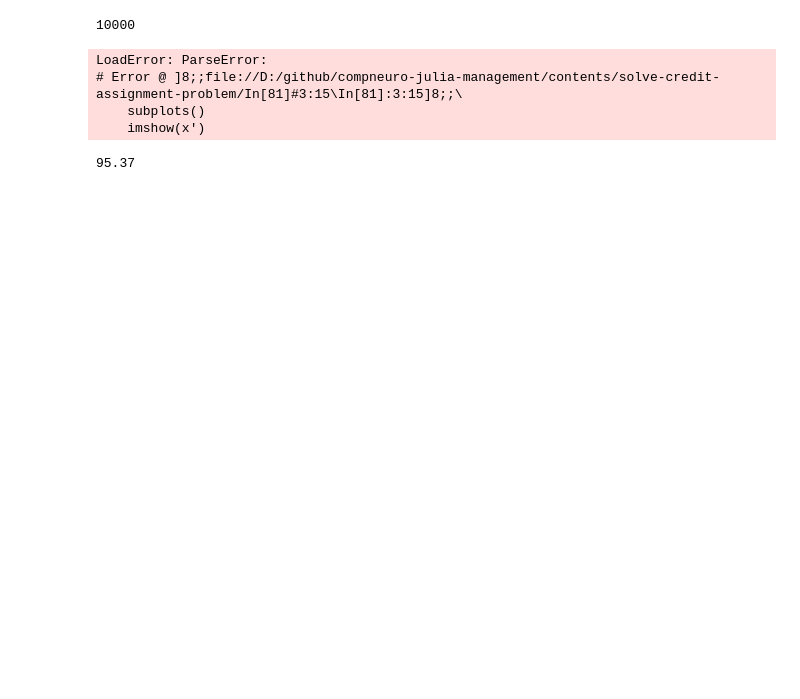
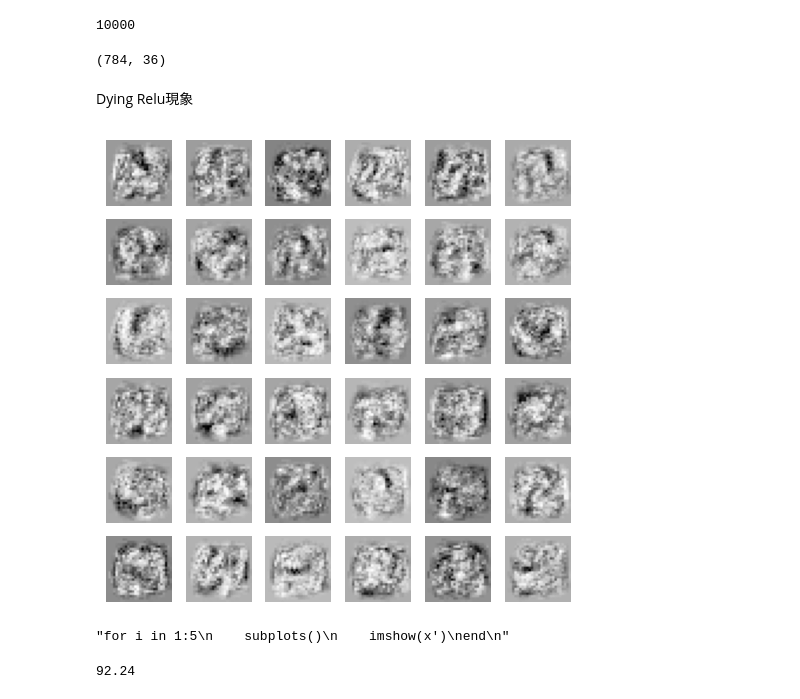
Before and after one commit to compneuro-julia/compneuro-julia-management, a Jupyter notebook: contents/solve-credit-assignment-problem/backpropagation_mnist.ipynb, the cells around one changed output. Saved outputs shown, nothing was run; the diff lists cells and outputs as text; code cells hidden in the pictures; blank space fills up the shorter version.

```diff
--- a/contents/solve-credit-assignment-problem/backpropagation_mnist.ipynb
+++ b/contents/solve-credit-assignment-problem/backpropagation_mnist.ipynb
@@ -74,3 +74,8 @@ Identity = ActivationFunction(
     x -> x, # or use `identity` function
     y -> fill!(similar(y), 1)
 );
+
+Softplus = ActivationFunction(
+    x -> log.(1 .+ exp.(x)),
+    y -> (exp.(y) .- 1) ./ exp.(y)
+    )
@@ -375,10 +384,11 @@ n_epoch = 100; # number of epoch
 # %%
 n_classes = 10
-nn1 = MLP([28^2, 128, n_classes], f_hid=Relu, f_out=Softmax)
+n_hid = 36
+nn1 = MLP([28^2, n_hid, n_classes], f_hid=Softplus, f_out=Softmax)
 loss_fun1 = cross_entropy_loss!
 
 lr = 0.01  # learning rate
-weight_decay = 0 # weight decay (L2 norm) strength
+weight_decay = 0.05 # weight decay (L2 norm) strength
 optimizer1 = Adam(lr=lr); # SGD(lr=lr)#
 # %%
 error_arr = zeros(n_epoch); # memory array of each epoch error
@@ -407,15 +415,32 @@ X_test, y_test = testset[:]
 n_test = length(testset)
 # %% [output]
 10000
+# %%
+size(nn1.W[1].v)
+# %% [output]
+(784, 36)
+# %% [markdown]
+Dying Relu現象
+# %%
+weight = reshape(nn1.W[1].v', (n_hid, 28, 28));
+# %%
+fig, axes = subplots(6, 6, figsize=(6,6))
+axf = axes[:]
+for i in 1:n_hid
+    axf[i].imshow(weight[i, :, :], cmap="Greys_r")
+    axf[i].axis("off")
+end
+# %% [output]
+[figure, added]
 # %%
+"""
 for i in 1:5
     subplots()
     imshow(x')
+end
+"""
 # %% [output]
-LoadError: ParseError:
-# Error @ ]8;;file://D:/github/compneuro-julia-management/contents/solve-credit-assignment-problem/In[81]#3:15\In[81]:3:15]8;;\
-    subplots()
-    imshow(x')
+"for i in 1:5\n    subplots()\n    imshow(x')\nend\n"
 # %%
 x_test = Matrix(reshape(X_test, (28^2, :))');
 # %%
@@ -425,4 +450,4 @@ t_pred = getindex.(argmax(y_pred, dims=2), 2) .- 1;
 # %%
 accuracy = sum(t_pred .== y_test) / n_test * 100
 # %% [output]
-95.37
+92.24
```
Also changed, not shown: parts of 11 cells of this notebook, 4 other files.
